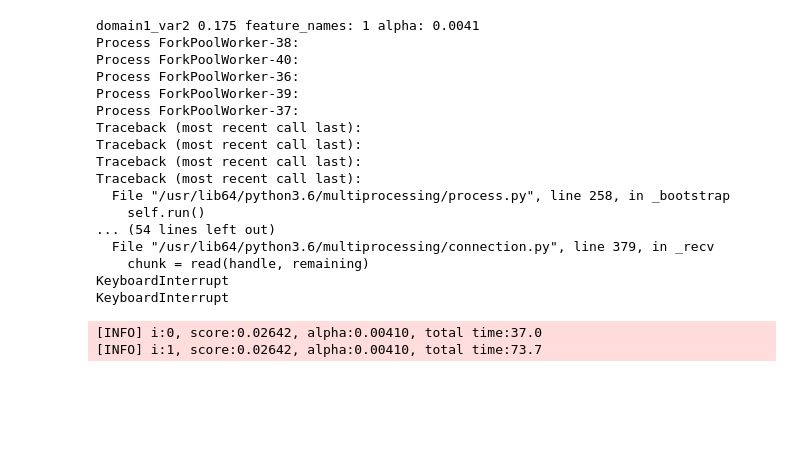
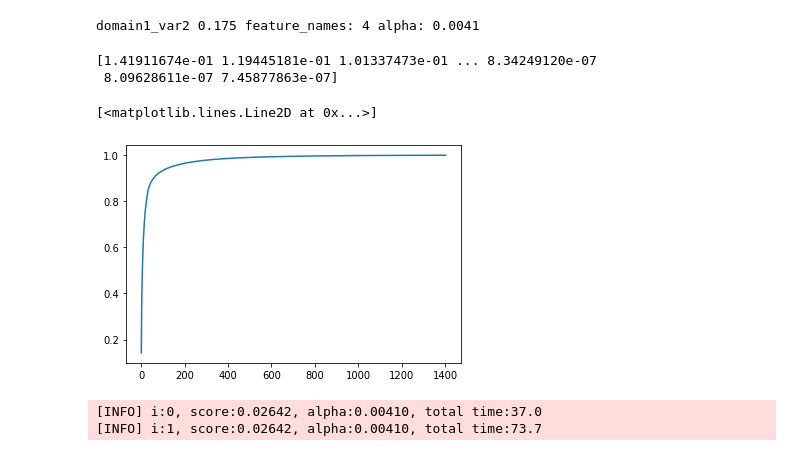
Before and after one commit to ibkuroyagi/trends-images, a Jupyter notebook: working/ridge_feature_selection.ipynb, the cells around one changed output. Drawn from its saved outputs; the diff is of its cells as text; code cells hidden in the pictures; blank space fills up the shorter version.

Commit message:
fix test_check.ipynb

```diff
--- a/working/ridge_feature_selection.ipynb
+++ b/working/ridge_feature_selection.ipynb
@@ -25,7 +26,7 @@ def metric(y_true, y_pred):
 # feature_names = args.feature_names
 p = Pool(processes=5)
 
-feature_names = 1
+feature_names = 4
 
 target_id = 2
 targets = ["age", "domain1_var1", "domain1_var2", "domain2_var1", "domain2_var2"]
@@ -50,29 +51,35 @@ df = df.merge(labels_df, on="Id", how="left")
 test_df = df[df["is_train"] != True].copy()
 df = df[df["is_train"] == True].copy()
 # %% [output]
-domain1_var2 0.175 feature_names: 1 alpha: 0.0041
-Process ForkPoolWorker-38:
-Process ForkPoolWorker-40:
-Process ForkPoolWorker-36:
-Process ForkPoolWorker-39:
-Process ForkPoolWorker-37:
-Traceback (most recent call last):
-Traceback (most recent call last):
-Traceback (most recent call last):
-Traceback (most recent call last):
-  File "/usr/lib64/python3.6/multiprocessing/process.py", line 258, in _bootstrap
-    self.run()
-... (54 lines left out)
-  File "/usr/lib64/python3.6/multiprocessing/connection.py", line 379, in _recv
-    chunk = read(handle, remaining)
-KeyboardInterrupt
-KeyboardInterrupt
+domain1_var2 0.175 feature_names: 4 alpha: 0.0041
 # %%
 # Giving less importance to FNC features since they are easier to overfit due to high dimensionality.
 FNC_SCALE = 1/600
 
 df[fnc_features] *= FNC_SCALE
 test_df[fnc_features] *= FNC_SCALE
+# %%
+# print(fnc_features[:3], loading_features[:3])
+# print(fnc_features[-3:], loading_features[-3:])
+all_features = fnc_features + loading_features
+all_df = pd.concat([df.loc[:, fnc_features, test_df.loc[:, fnc_features]], axis=0)
+pca = PCA()
+pca_all = pca.fit_transform(all_df)
+score_samples = pca.score_samples(all_df)
+# %%
+# pca_all.shape
+# score = pca.score(all_df)
+# plt.plot(score)
+scores = pca.explained_variance_ratio_
+print(scores)
+# %% [output]
+[1.41911674e-01 1.19445181e-01 1.01337473e-01 ... 8.34249120e-07
+ 8.09628611e-07 7.45877863e-07]
+# %%
+plt.plot(scores.cumsum())
+# %% [output]
+[<matplotlib.lines.Line2D at 0x...>]
+[figure, added]
 # %%
 # # To check the best alpha
 # df_model = df.copy()
```
Also changed, not shown: parts of 1 cell of this notebook, 6 other files.
